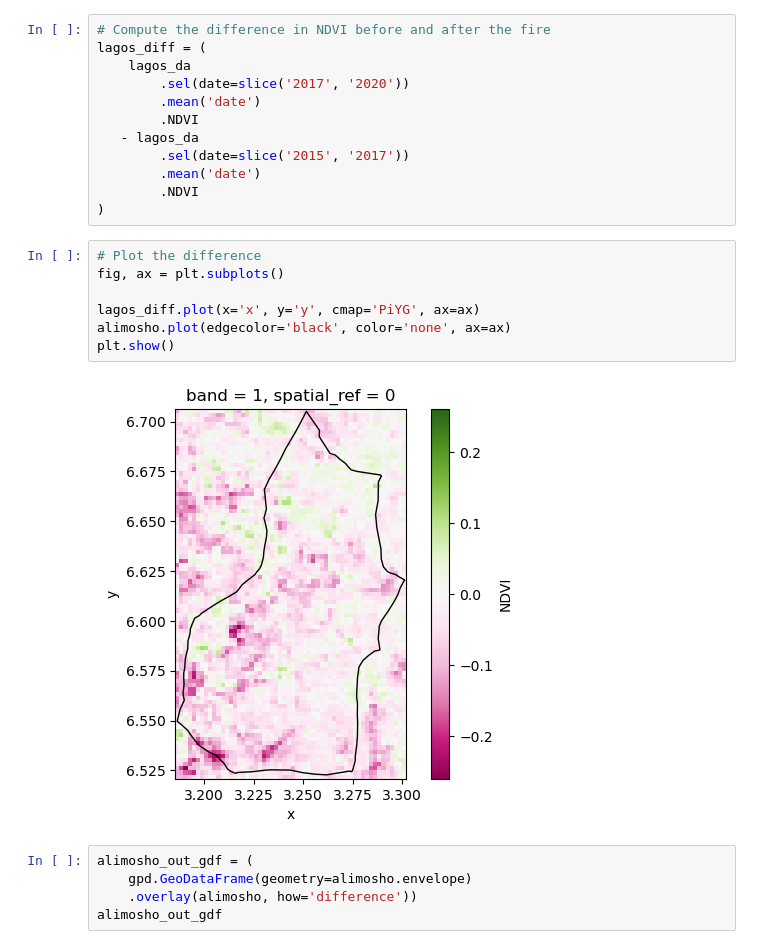
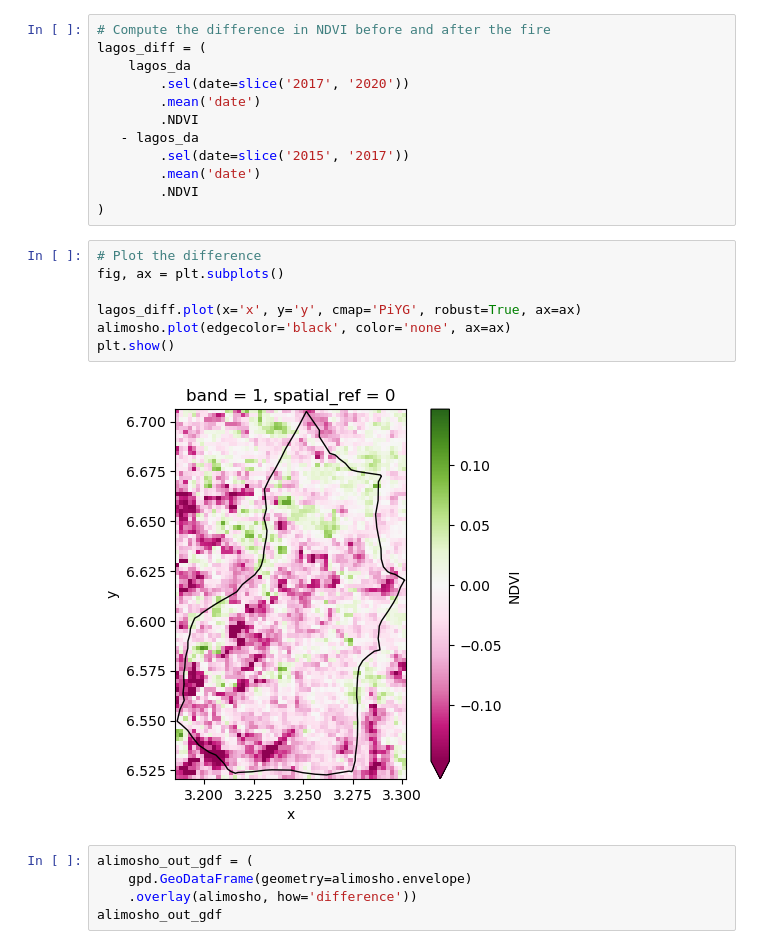
Before and after one commit to cu-esiil-edu/shortcourse-02-vegetation-nquarder, a Jupyter notebook: vegetation.ipynb, the cells around one changed output. Cells and saved outputs as stored; diff of their text form.

```diff
--- a/vegetation.ipynb
+++ b/vegetation.ipynb
@@ -727,12 +724,12 @@ lagos_diff = (
 # %%
 # Plot the difference
 fig, ax = plt.subplots()
 
-lagos_diff.plot(x='x', y='y', cmap='PiYG', ax=ax)
+lagos_diff.plot(x='x', y='y', cmap='PiYG', robust=True, ax=ax)
 alimosho.plot(edgecolor='black', color='none', ax=ax)
 plt.show()
 # %% [output]
-[figure, old version]
+[figure, new version]
 # %%
 alimosho_out_gdf = (
     gpd.GeoDataFrame(geometry=alimosho.envelope)
```
Also changed, not shown: parts of 6 cells of this notebook.
